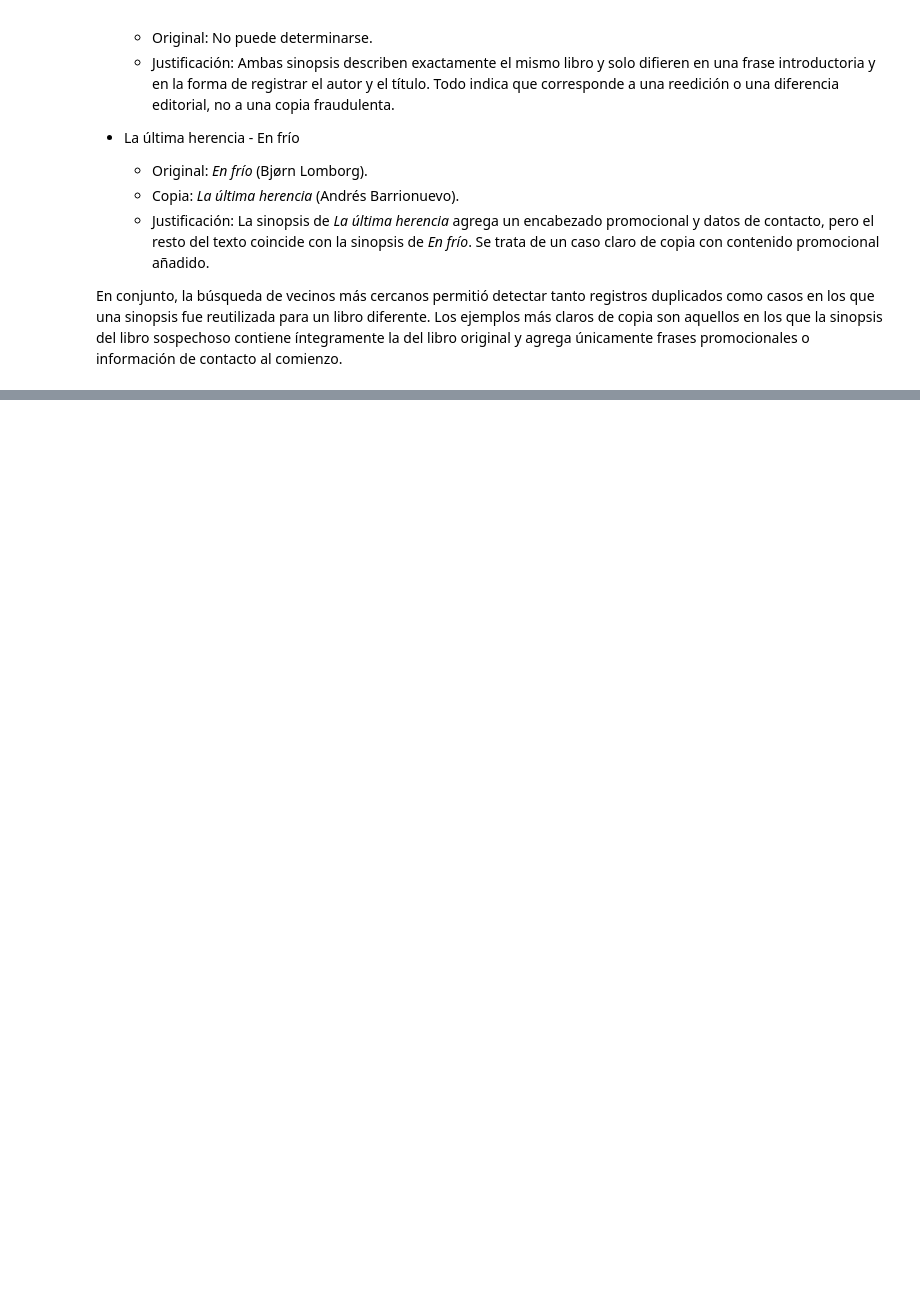
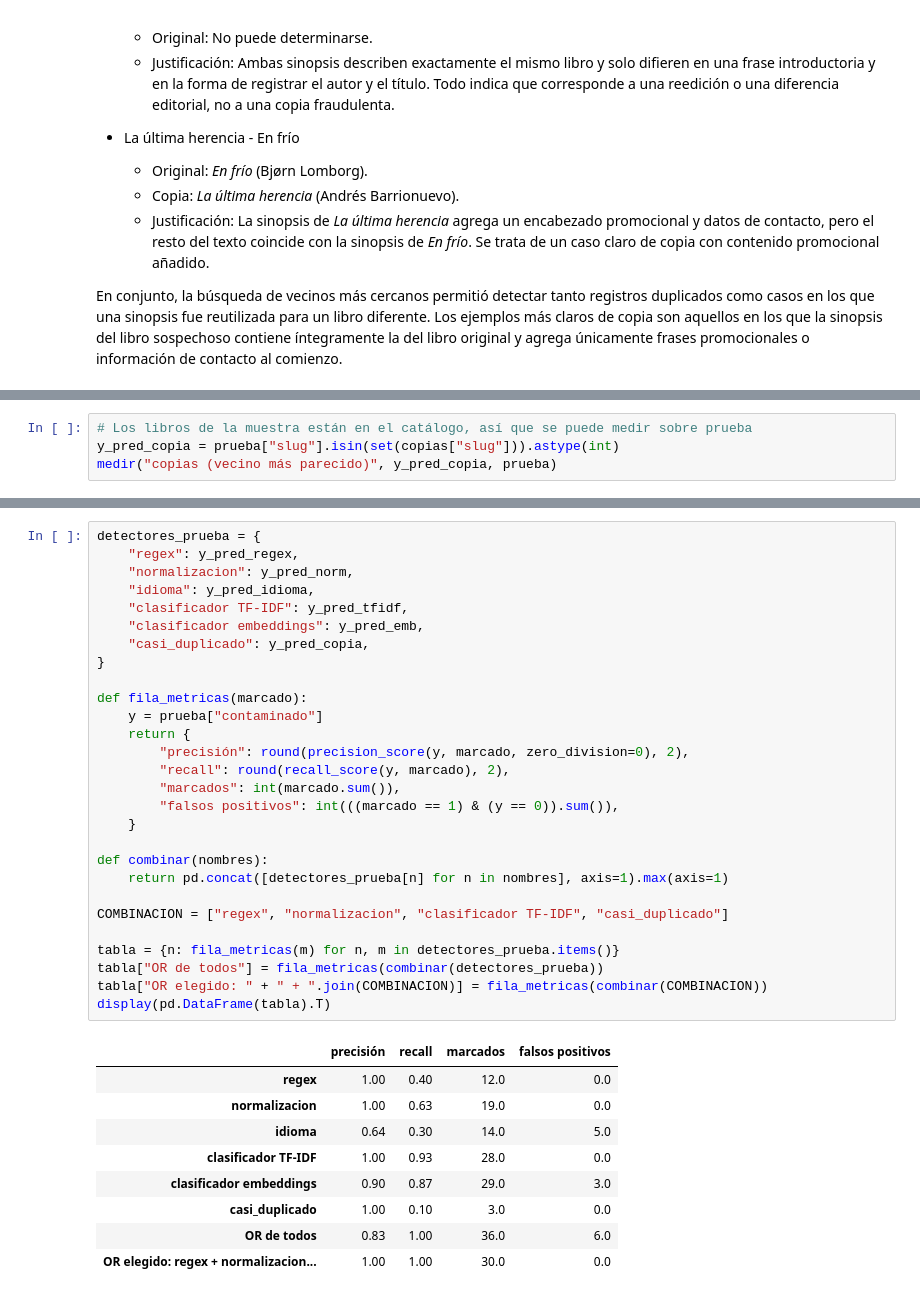
Before and after one commit to manuellazarte/Procesamiento-del-Lenguaje-Natural, a Jupyter notebook: ej3/ej3.ipynb, the cells around one changed output, grey strips where cells are left out. Cells and saved outputs as stored; diff of their text form; blank space fills up the shorter version.

```diff
--- a/ej3/ej3.ipynb
+++ b/ej3/ej3.ipynb
@@ -1011,0 +1046,4 @@ Catálogo limpio    : 7591
+# %%
+# Los libros de la muestra están en el catálogo, así que se puede medir sobre prueba
+y_pred_copia = prueba["slug"].isin(set(copias["slug"])).astype(int)
+medir("copias (vecino más parecido)", y_pred_copia, prueba)
@@ -1011,0 +1063,38 @@ Catálogo limpio    : 7591
+# %%
+detectores_prueba = {
+    "regex": y_pred_regex,
+    "normalizacion": y_pred_norm,
+    "idioma": y_pred_idioma,
+    "clasificador TF-IDF": y_pred_tfidf,
+    "clasificador embeddings": y_pred_emb,
+    "casi_duplicado": y_pred_copia,
+}
+
+def fila_metricas(marcado):
+    y = prueba["contaminado"]
+    return {
+        "precisión": round(precision_score(y, marcado, zero_division=0), 2),
+        "recall": round(recall_score(y, marcado), 2),
+        "marcados": int(marcado.sum()),
+        "falsos positivos": int(((marcado == 1) & (y == 0)).sum()),
+    }
+
+def combinar(nombres):
+    return pd.concat([detectores_prueba[n] for n in nombres], axis=1).max(axis=1)
+
+COMBINACION = ["regex", "normalizacion", "clasificador TF-IDF", "casi_duplicado"]
+
+tabla = {n: fila_metricas(m) for n, m in detectores_prueba.items()}
+tabla["OR de todos"] = fila_metricas(combinar(detectores_prueba))
+tabla["OR elegido: " + " + ".join(COMBINACION)] = fila_metricas(combinar(COMBINACION))
+display(pd.DataFrame(tabla).T)
+# %% [output]
+|  | precisión | recall | marcados | falsos positivos |
+| regex | 1.00 | 0.40 | 12.0 | 0.0 |
+| normalizacion | 1.00 | 0.63 | 19.0 | 0.0 |
+| idioma | 0.64 | 0.30 | 14.0 | 5.0 |
+| clasificador TF-IDF | 1.00 | 0.93 | 28.0 | 0.0 |
+| clasificador embeddings | 0.90 | 0.87 | 29.0 | 3.0 |
+| casi_duplicado | 1.00 | 0.10 | 3.0 | 0.0 |
+| OR de todos | 0.83 | 1.00 | 36.0 | 6.0 |
+| OR elegido: regex + normalizacion... | 1.00 | 1.00 | 30.0 | 0.0 |
```
Also changed, not shown: parts of 99 cells of this notebook, 4 other files.
